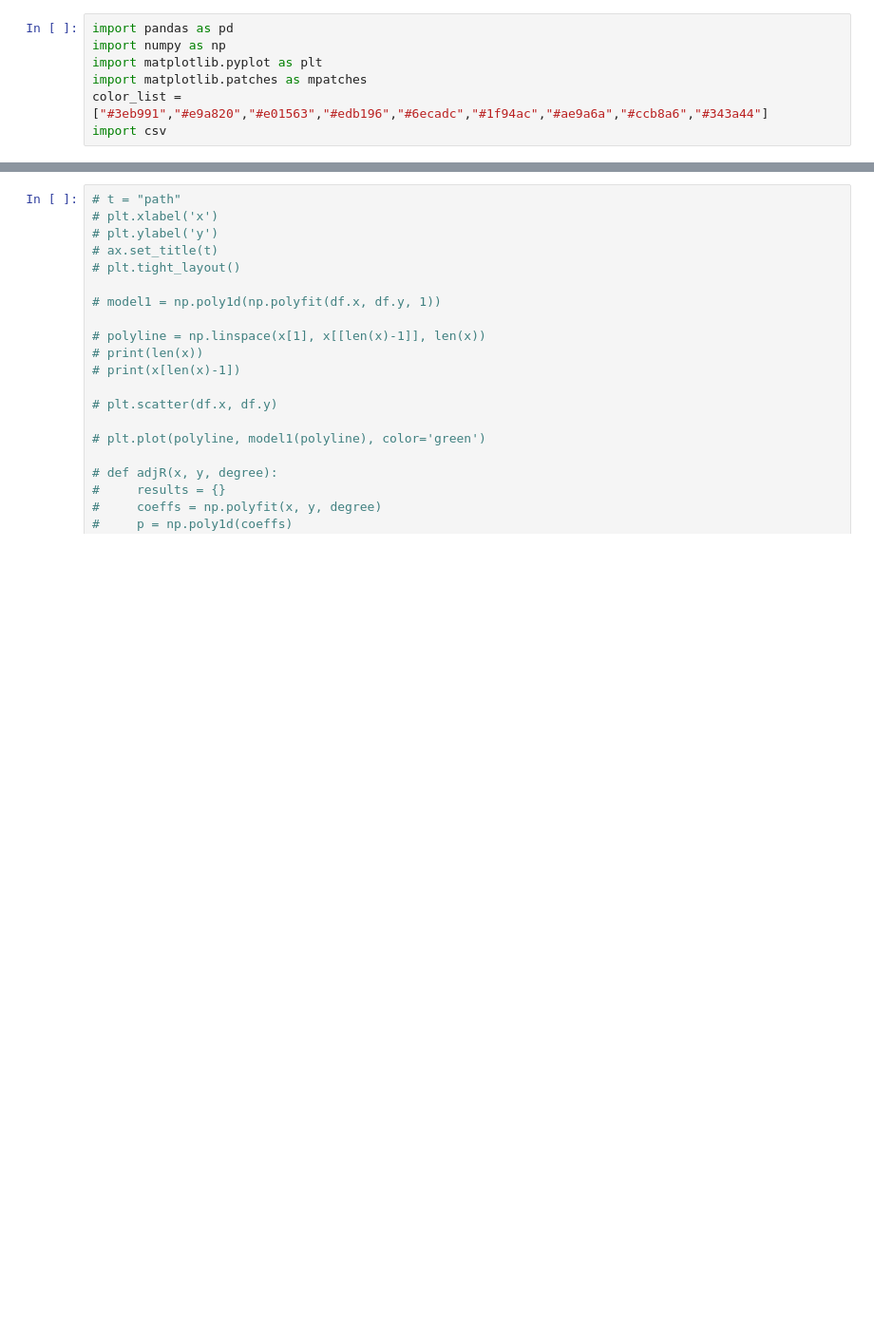
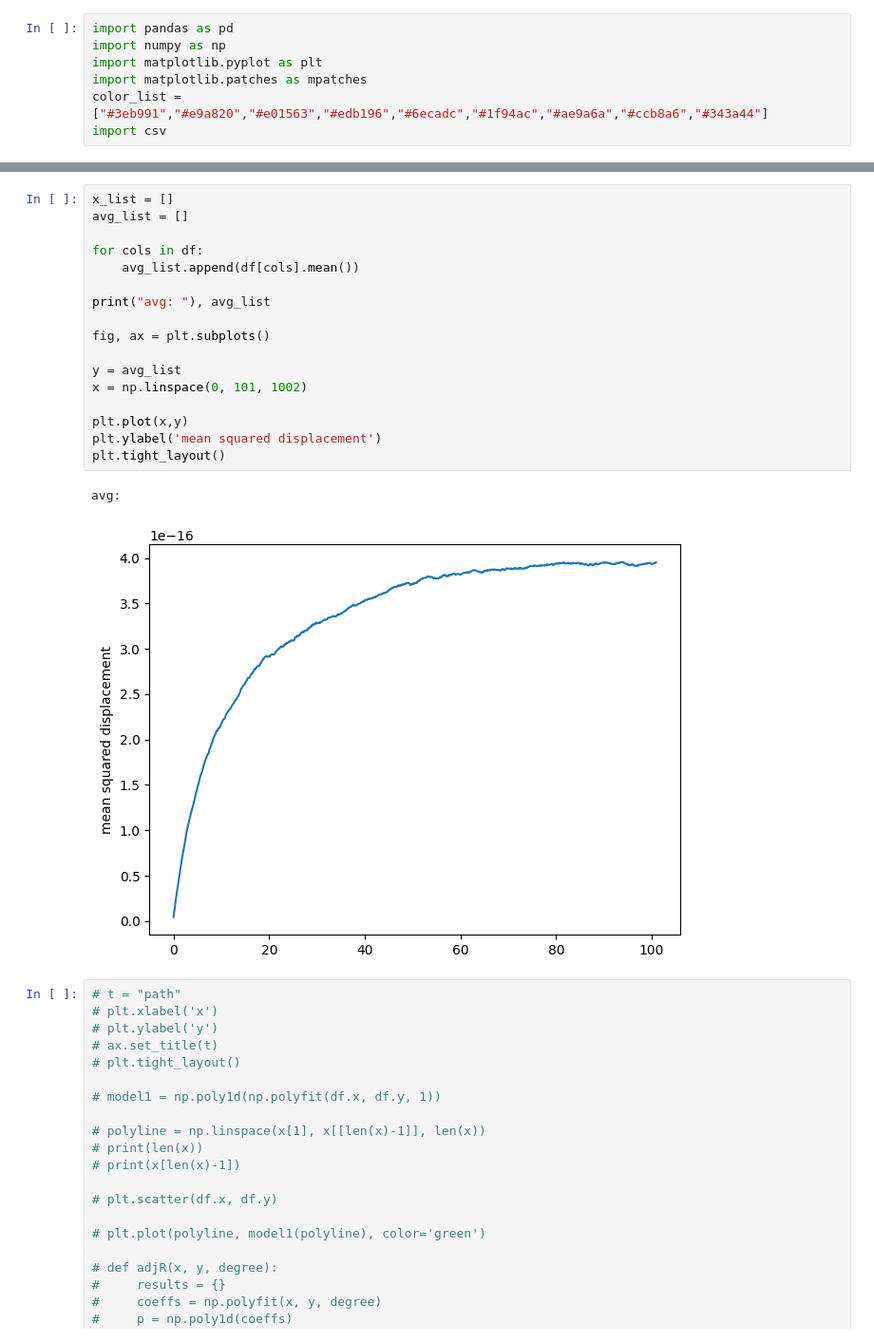
Before and after one commit to jpowell24/stokes, a Jupyter notebook: selectproblems/spherediffusion2.ipynb, the cells around one changed output, grey strips where cells are left out. Shown at 95% size. Drawn from its saved outputs; the diff is of its cells as text; blank space fills up the shorter version.

```diff
--- a/selectproblems/spherediffusion2.ipynb
+++ b/selectproblems/spherediffusion2.ipynb
@@ -43,3 +59,23 @@ plt.tight_layout()
+# %%
+x_list = []
+avg_list = []
+
+for cols in df:
+    avg_list.append(df[cols].mean())
+
+print("avg: "), avg_list
+
+fig, ax = plt.subplots()
+
+y = avg_list
+x = np.linspace(0, 101, 1002)
+
+plt.plot(x,y)
+plt.ylabel('mean squared displacement')
+plt.tight_layout()
+# %% [output]
+avg:
+[figure, added]
 # %%
 # t = "path"
 # plt.xlabel('x')
```
Also changed, not shown: parts of 4 cells of this notebook, 15 other files.
